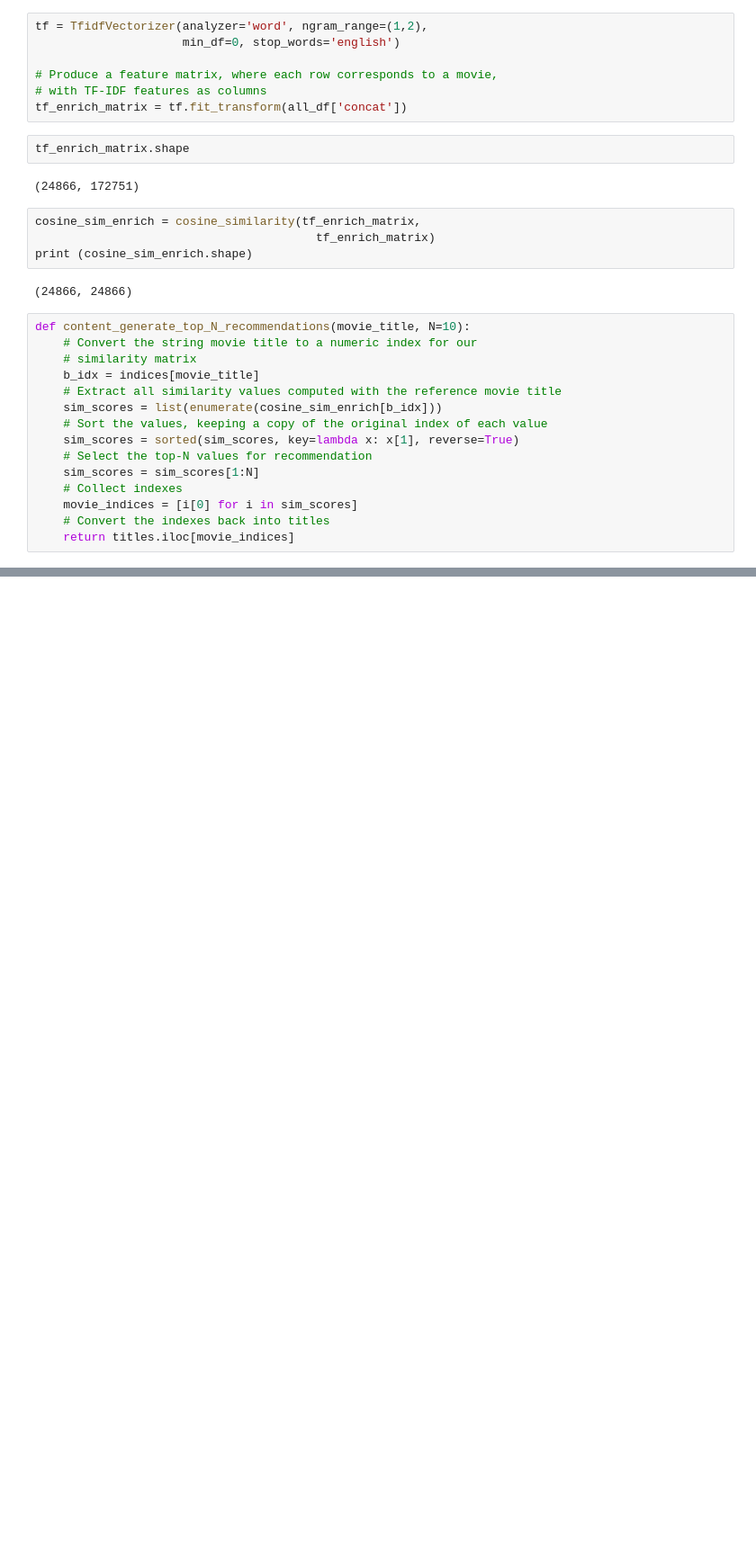
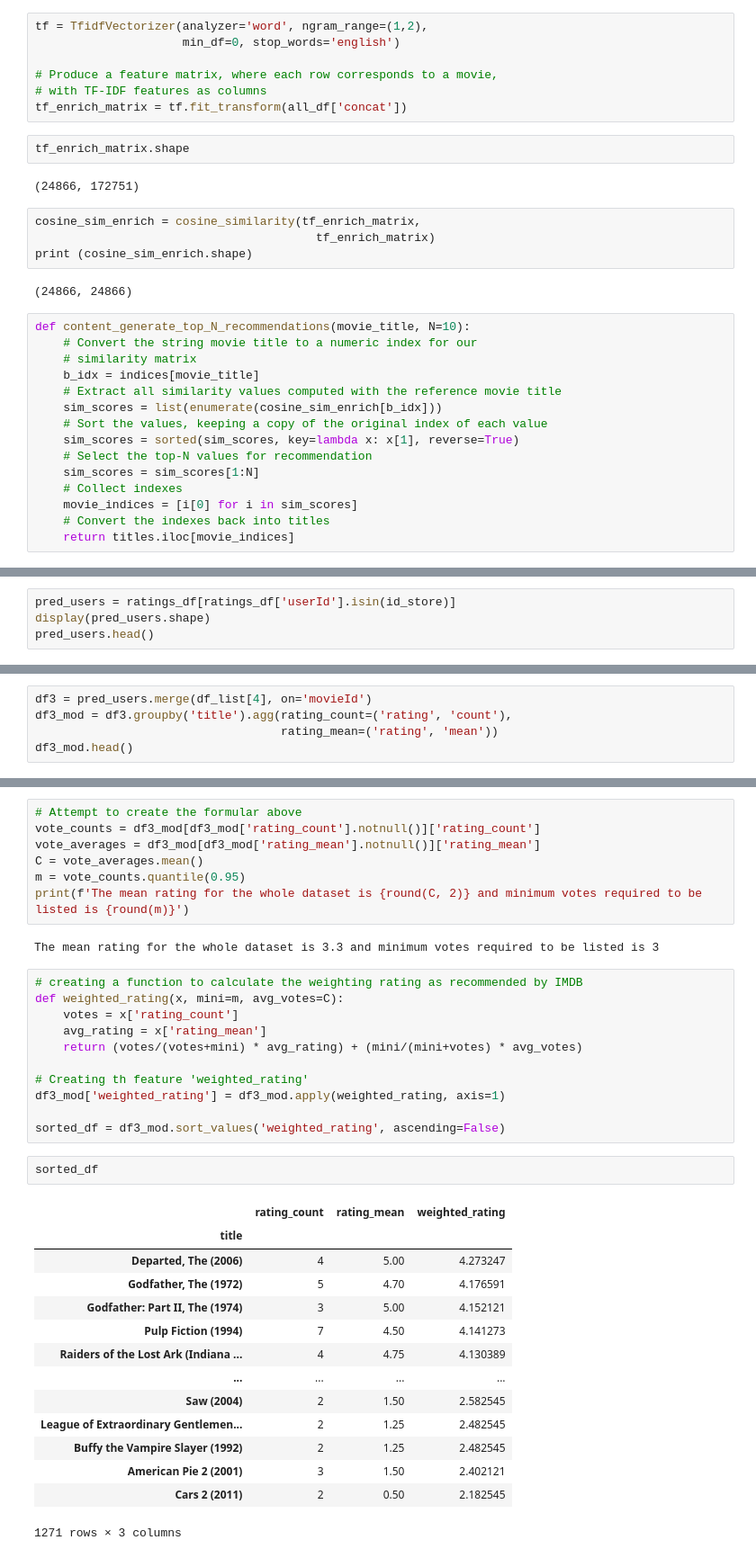
Before and after one commit to MaureenMbugua/Unsupervised-Predict-Team-ES2, a Jupyter notebook: rough1.ipynb, the cells around one changed output, grey strips where cells are left out. Shown at 90% size. Drawn from its saved outputs; the diff is of its cells as text; blank space fills up the shorter version.

```diff
--- a/rough1.ipynb
+++ b/rough1.ipynb
@@ -1059,0 +1288,4 @@ Name: title, dtype: object
+# %%
+pred_users = ratings_df[ratings_df['userId'].isin(id_store)]
+display(pred_users.shape)
+pred_users.head()
@@ -1059,0 +1300,5 @@ Name: title, dtype: object
+# %%
+df3 = pred_users.merge(df_list[4], on='movieId')
+df3_mod = df3.groupby('title').agg(rating_count=('rating', 'count'),
+                                   rating_mean=('rating', 'mean'))
+df3_mod.head()
@@ -1059,0 +1313,37 @@ Name: title, dtype: object
+# %%
+# Attempt to create the formular above
+vote_counts = df3_mod[df3_mod['rating_count'].notnull()]['rating_count']
+vote_averages = df3_mod[df3_mod['rating_mean'].notnull()]['rating_mean']
+C = vote_averages.mean()
+m = vote_counts.quantile(0.95)
+print(f'The mean rating for the whole dataset is {round(C, 2)} and minimum votes required to be listed is {round(m)}')
+# %% [output]
+The mean rating for the whole dataset is 3.3 and minimum votes required to be listed is 3
+# %%
+# creating a function to calculate the weighting rating as recommended by IMDB
+def weighted_rating(x, mini=m, avg_votes=C):
+    votes = x['rating_count']
+    avg_rating = x['rating_mean']
+    return (votes/(votes+mini) * avg_rating) + (mini/(mini+votes) * avg_votes)
+
+# Creating th feature 'weighted_rating'
+df3_mod['weighted_rating'] = df3_mod.apply(weighted_rating, axis=1)
+
+sorted_df = df3_mod.sort_values('weighted_rating', ascending=False)
+# %%
+sorted_df
+# %% [output]
+|  | rating_count | rating_mean | weighted_rating |
+| title |  |  |  |
+| Departed, The (2006) | 4 | 5.00 | 4.273247 |
+| Godfather, The (1972) | 5 | 4.70 | 4.176591 |
+| Godfather: Part II, The (1974) | 3 | 5.00 | 4.152121 |
+| Pulp Fiction (1994) | 7 | 4.50 | 4.141273 |
+| Raiders of the Lost Ark (Indiana ... | 4 | 4.75 | 4.130389 |
+| ... | ... | ... | ... |
+| Saw (2004) | 2 | 1.50 | 2.582545 |
+| League of Extraordinary Gentlemen... | 2 | 1.25 | 2.482545 |
+| Buffy the Vampire Slayer (1992) | 2 | 1.25 | 2.482545 |
+| American Pie 2 (2001) | 3 | 1.50 | 2.402121 |
+| Cars 2 (2011) | 2 | 0.50 | 2.182545 |
+1271 rows × 3 columns
```
Also changed, not shown: parts of 54 cells of this notebook, 10 other files.
